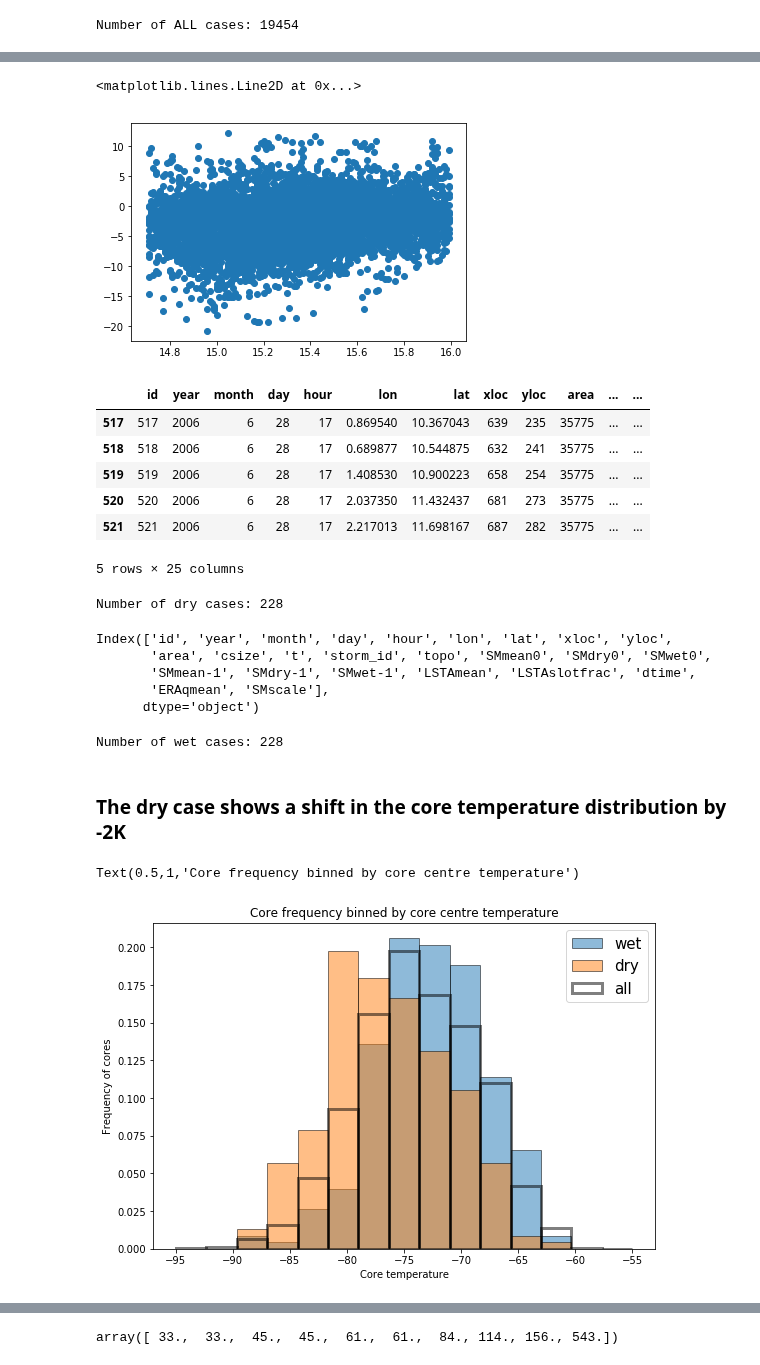
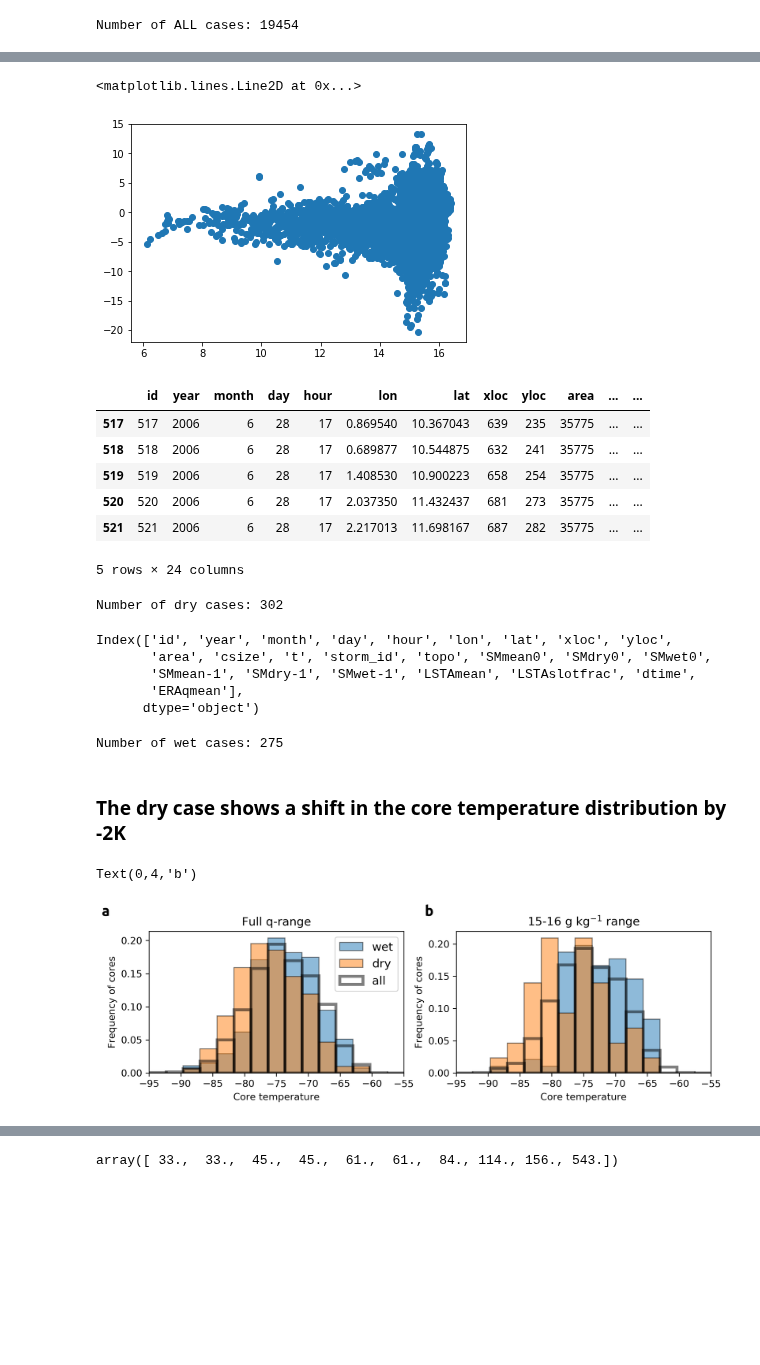
Before and after one commit to cornkle/proj_CEH, a Jupyter notebook: notebooks/AMMA_coreT_SMdependency.ipynb, the cells around one changed output, grey strips where cells are left out. Drawn from its saved outputs; the diff is of its cells as text; code cells hidden in the pictures; blank space fills up the shorter version.

Commit message:
all for LSTA paper

```diff
--- a/notebooks/AMMA_coreT_SMdependency.ipynb
+++ b/notebooks/AMMA_coreT_SMdependency.ipynb
@@ -34,7 +34,7 @@ cd ..
 # %% [output]
 /home/ck/pythonWorkspace/proj_CEH
 # %%
-msgopen = pd.read_csv('/home/ck/DIR/cornkle/figs/LSTA/corrected_LSTA/new/ERA5/core_txt/cores_gt15000km2_table_AMSRE_LSTA_tracking_SMcircle_2hOverlap_17.csv', na_values=-999)
+msgopen = pd.read_csv('/home/ck/DIR/cornkle/figs/LSTA/corrected_LSTA/new/ERA5/core_txt/cores_gt15000km2_table_AMSRE_LSTA_tracking_new_2hOverlap_17.csv', na_values=-999)
 # %% [markdown]
 ##  Wet / Dry case comparison
 # %% [markdown]
@@ -53,7 +53,11 @@ print('Number of ALL cases:', msgopen.shape[0])
 Number of ALL cases: 19454
 # %%
 #dry = msgopen[(msgopen['SMmean0']<-3)& (msgopen['SMmean-1'] <-1.5) &(msgopen['SMmean0']>-900)& (msgopen['SMmean-1'] >-900) ]
-msgopen = msgopen[(msgopen['lat']>9) & (msgopen['lat']<19) & (msgopen['topo']<450) & (msgopen['ERAqmean']>14.7) & (msgopen['ERAqmean']<16)]##  & (msgopen['ERAqmean']>14.8) & (msgopen['ERAqmean']<16.5)]
-dry = msgopen[(msgopen['dtime'] <= 2) & (msgopen['SMmean0'] < -6) & (msgopen['SMmean-1'] < -3.3) & (msgopen['LSTAslotfrac'] >= 0.03)]
+msgopen = msgopen[(msgopen['lat']>10) & (msgopen['lat']<20) & (msgopen['topo'] < 450)  ]##  & (msgopen['ERAqmean']>14.8) & (msgopen['ERAqmean']<16.5)]
+dry = msgopen[(msgopen['dtime'] <= 2) & (msgopen['SMmean0'] < -5) & (msgopen['SMmean-1'] < -3.3) & (msgopen['LSTAslotfrac'] >= 0.05)]
+wet = msgopen[(msgopen['dtime'] <= 2) & (msgopen['SMmean0']>0.05) & (msgopen['SMmean-1']>0.8) & (msgopen['LSTAslotfrac'] >= 0.05) ]#msgopen[(msgopen['SMmean0']>0.01)& (msgopen['SMmean-1'] >0.01)]
-# %%
-wet = msgopen[(msgopen['dtime'] <= 2) & (msgopen['SMmean0']>0.05) & (msgopen['SMmean-1']>0.8) & (msgopen['LSTAslotfrac'] >= 0.03) ]#msgopen[(msgopen['SMmean0']>0.01)& (msgopen['SMmean-1'] >0.01)]
+# %%
+#dry = msgopen[(msgopen['SMmean0']<-3)& (msgopen['SMmean-1'] <-1.5) &(msgopen['SMmean0']>-900)& (msgopen['SMmean-1'] >-900) ]
+msgopenq = msgopen[(msgopen['lat']>10) & (msgopen['lat']<20) & (msgopen['topo'] < 450) & (msgopen['ERAqmean']>15.5) & (msgopen['ERAqmean']<16)] ##  & (msgopen['ERAqmean']>14.8) & (msgopen['ERAqmean']<16.5)]
+dryq = msgopenq[(msgopenq['dtime'] <= 2) & (msgopenq['SMmean0'] < -6) & (msgopenq['SMmean-1'] < -3.3) & (msgopenq['LSTAslotfrac'] >= 0.05)]
+wetq = msgopenq[(msgopenq['dtime'] <= 2) & (msgopenq['SMmean0']>0.05) & (msgopenq['SMmean-1']>0.8) & (msgopenq['LSTAslotfrac'] >= 0.05) ]#msgopen[(msgopen['SMmean0']>0.01)& (msgopen['SMmean-1'] >0.01)]
@@ -69,7 +93,7 @@ plt.scatter(msgopen['ERAqmean'], msgopen['SMmean0'])
 plt.axhline(0, xmin=6, xmax=16, color='k')
 # %% [output]
 <matplotlib.lines.Line2D at 0x...>
-[figure, old version]
+[figure, new version]
 # %%
 dry.head()
 # %% [output]
@@ -79,37 +103,58 @@ dry.head()
 | 519 | 519 | 2006 | 6 | 28 | 17 | 1.408530 | 10.900223 | 658 | 254 | 35775 | ... | ... |
 | 520 | 520 | 2006 | 6 | 28 | 17 | 2.037350 | 11.432437 | 681 | 273 | 35775 | ... | ... |
 | 521 | 521 | 2006 | 6 | 28 | 17 | 2.217013 | 11.698167 | 687 | 282 | 35775 | ... | ... |
-5 rows × 25 columns
+5 rows × 24 columns
 # %%
 print('Number of dry cases:', dry.shape[0])
 # %% [output]
-Number of dry cases: 228
+Number of dry cases: 302
 # %%
 wet.keys()
 # %% [output]
 Index(['id', 'year', 'month', 'day', 'hour', 'lon', 'lat', 'xloc', 'yloc',
        'area', 'csize', 't', 'storm_id', 'topo', 'SMmean0', 'SMdry0', 'SMwet0',
        'SMmean-1', 'SMdry-1', 'SMwet-1', 'LSTAmean', 'LSTAslotfrac', 'dtime',
-       'ERAqmean', 'SMscale'],
+       'ERAqmean'],
       dtype='object')
 # %%
 print('Number of wet cases:', wet.shape[0])
 # %% [output]
-Number of wet cases: 228
+Number of wet cases: 275
 # %% [markdown]
 ### The dry case shows a shift in the core temperature distribution by -2K
 # %%
-f= plt.figure(figsize=(9,6))
-ax = f.add_subplot(111)
+f= plt.figure(figsize=(9,3), dpi=300)
+ax = f.add_subplot(121)
 u_plot.hist_freq(ax, wet.t, alpha=0.5, label='wet', edgecolor='k', bins=15, range=(-95,-55))
 u_plot.hist_freq(ax, dry.t, alpha=0.5, label='dry', edgecolor='k', bins=15, range=(-95,-55))
 u_plot.hist_freq(ax, msgopen.t, alpha=0.5, label='all', edgecolor='k', linewidth=3, bins=15, range=(-95,-55), facecolor='None')
-plt.legend(fontsize=15)
+plt.legend(fontsize=12)
 plt.ylabel('Frequency of cores')
 plt.xlabel('Core temperature')
-plt.title('Core frequency binned by core centre temperature')
-#plt.savefig('/home/ck/DIR/cornkle/figs/LSTA/corrected_LSTA/new/coreT_GT14LT16_Q.png')
+plt.title('Full q-range')
+plt.xlim(-95,-55)
+
+
+ax = f.add_subplot(122)
+u_plot.hist_freq(ax, wetq.t, alpha=0.5, label='wet', edgecolor='k', bins=15, range=(-95,-55))
+u_plot.hist_freq(ax, dryq.t, alpha=0.5, label='dry', edgecolor='k', bins=15, range=(-95,-55))
+u_plot.hist_freq(ax, msgopenq.t, alpha=0.5, label='all', edgecolor='k', linewidth=3, bins=15, range=(-95,-55), facecolor='None')
+#plt.legend(fontsize=15)
+plt.ylabel('Frequency of cores')
+plt.xlabel('Core temperature')
+plt.title('15-16 g kg$^{-1}$ range')
+plt.xlim(-95,-55)
+plt.tight_layout()
+
+text = ['a', 'b', 'c', 'd', 'e', 'f']
+fs = 15
+plt.annotate(text[0], xy=(0.009, 0.91), xytext=(0, 4),xycoords=('figure fraction', 'figure fraction'),
+             textcoords='offset points', fontweight='bold', fontname='Ubuntu', fontsize=fs)
+plt.annotate(text[1], xy=(0.52, 0.91), xytext=(0, 4), xycoords=('figure fraction', 'figure fraction'),
+             textcoords='offset points', fontweight='bold', fontname='Ubuntu', fontsize=fs)
+
+#plt.savefig('/home/ck/DIR/cornkle/figs/LSTA/corrected_LSTA/new/coreT_supps.png')
 # %% [output]
-Text(0.5,1,'Core frequency binned by core centre temperature')
+Text(0,4,'b')
-[figure, old version]
+[figure, new version]
 # %%
```
Also changed, not shown: parts of 6 cells of this notebook, 22 other files.
